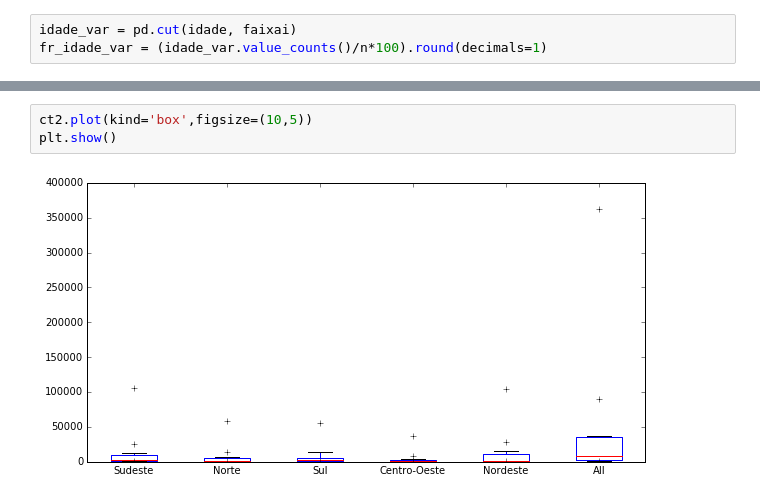
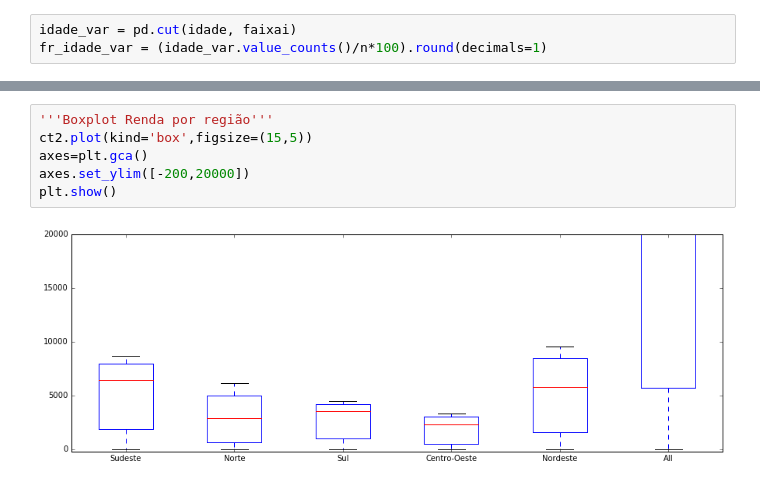
Before and after one commit to claraluques/CD, a Jupyter notebook: aula2/Aula02 Atividade Variáveis Qualitativas com PNAD.ipynb, the cells around one changed output, grey strips where cells are left out. Cells and saved outputs as stored; diff of their text form.

```diff
--- a/aula2/Aula02 Atividade Variáveis Qualitativas com PNAD.ipynb
+++ b/aula2/Aula02 Atividade Variáveis Qualitativas com PNAD.ipynb
@@ -470,5 +508,8 @@ ct2
 # %%
-ct2.plot(kind='box',figsize=(10,5))
+'''Boxplot Renda por região'''
+ct2.plot(kind='box',figsize=(15,5))
+axes=plt.gca()
+axes.set_ylim([-200,20000])
 plt.show()
 # %% [output]
-[figure, old version]
+[figure, new version]
```
Also changed, not shown: parts of 16 cells of this notebook.
